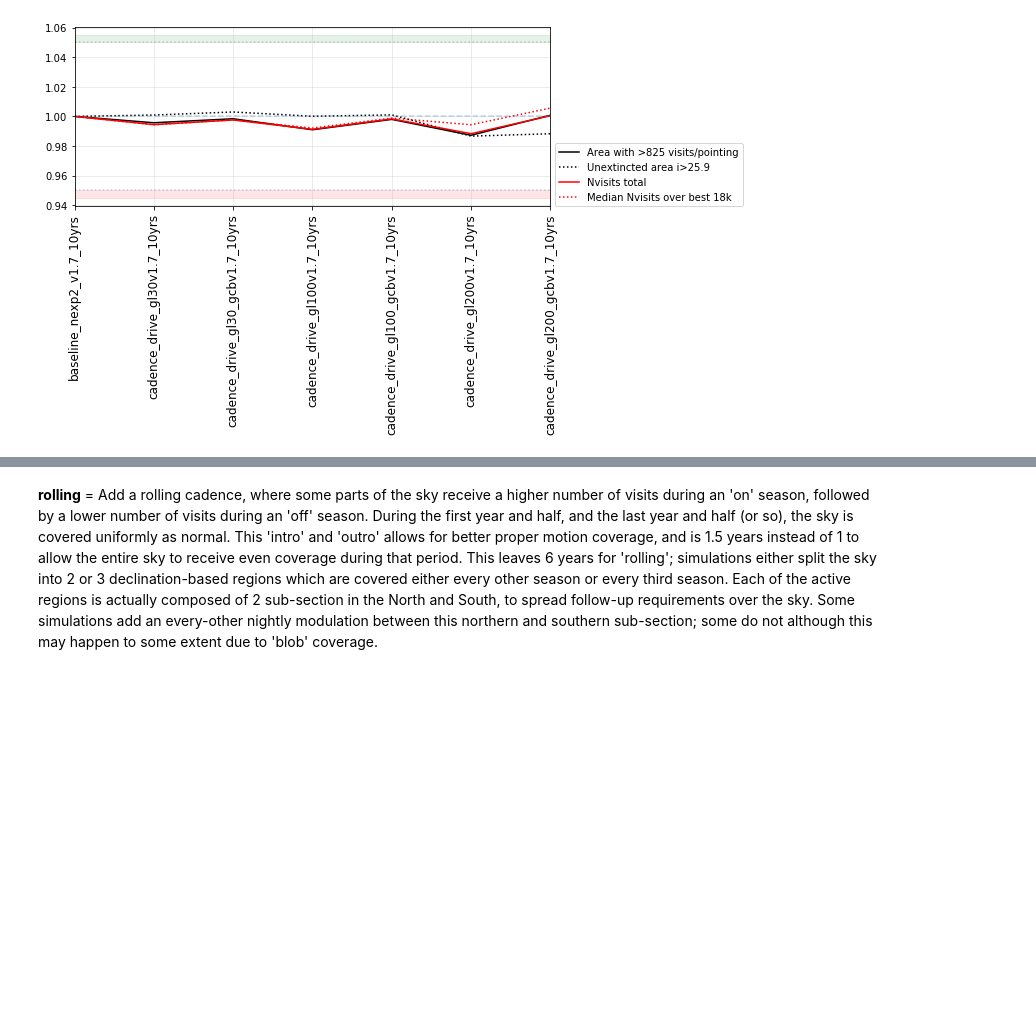
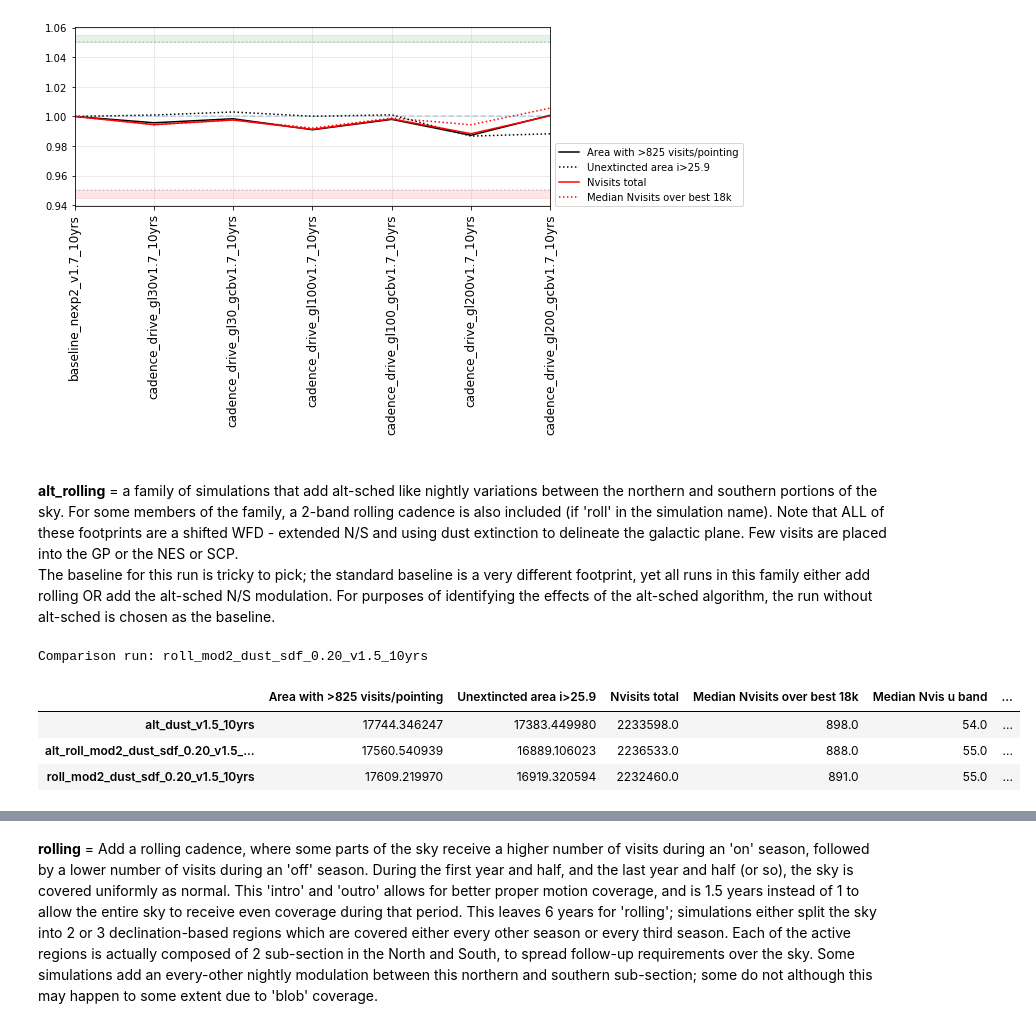
Before and after one commit to lsst-pst/survey_strategy, a Jupyter notebook: fbs_1.7/SummaryInfo.ipynb, the cells around one changed output, grey strips where cells are left out. Saved outputs shown, nothing was run; the diff lists cells and outputs as text; code cells hidden in the pictures; blank space fills up the shorter version.

```diff
--- a/fbs_1.7/SummaryInfo.ipynb
+++ b/fbs_1.7/SummaryInfo.ipynb
@@ -301,3 +302,14 @@ Comparison run: baseline_nexp2_v1.7_10yrs
 families.plot_areaNvis('filter_cadence')
 # %% [output]
 [figure]
+# %% [markdown]
+<a id="alt_rolling"></a>
+# %%
+families.family_info('alt_rolling')
+# %% [output]
+**alt_rolling** = a family of simulations that add alt-sched like nightly variations between the northern and southern portions of the sky. For some members of the family, a 2-band rolling cadence is also included (if 'roll' in the simulation name). Note that ALL of these footprints are a shifted WFD - extended N/S and using dust extinction to delineate the galactic plane. Few visits are placed into the GP or the NES or SCP. <br>The baseline for this run is tricky to pick; the standard baseline is a very different footprint, yet all runs in this family either add rolling OR add the alt-sched N/S modulation. For purposes of identifying the effects of the alt-sched algorithm, the run without alt-sched is chosen as the baseline.<br>
+Comparison run: roll_mod2_dust_sdf_0.20_v1.5_10yrs
+|  | Area with >825 visits/pointing | Unextincted area i>25.9 | Nvisits total | Median Nvisits over best 18k | Median Nvis u band | ... |
+| alt_dust_v1.5_10yrs | 17744.346247 | 17383.449980 | 2233598.0 | 898.0 | 54.0 | ... |
+| alt_roll_mod2_dust_sdf_0.20_v1.5_... | 17560.540939 | 16889.106023 | 2236533.0 | 888.0 | 55.0 | ... |
+| roll_mod2_dust_sdf_0.20_v1.5_10yrs | 17609.219970 | 16919.320594 | 2232460.0 | 891.0 | 55.0 | ... |
```
Also changed, not shown: parts of 3 cells of this notebook, 1 other file.
